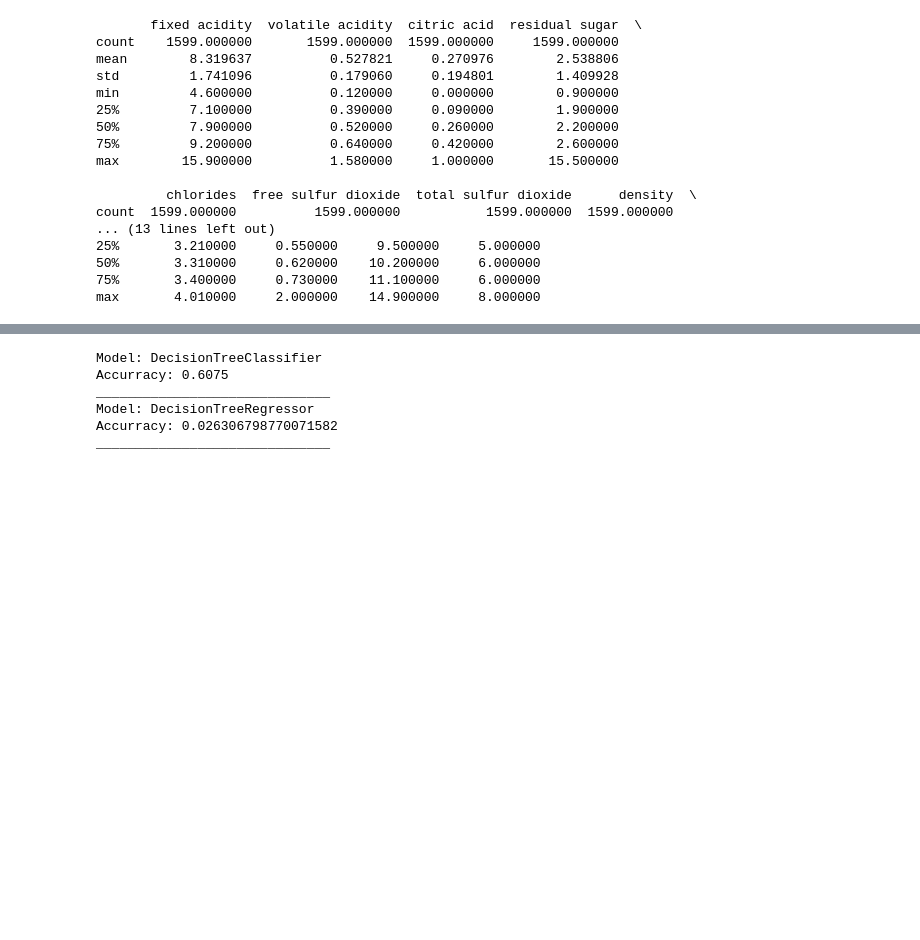
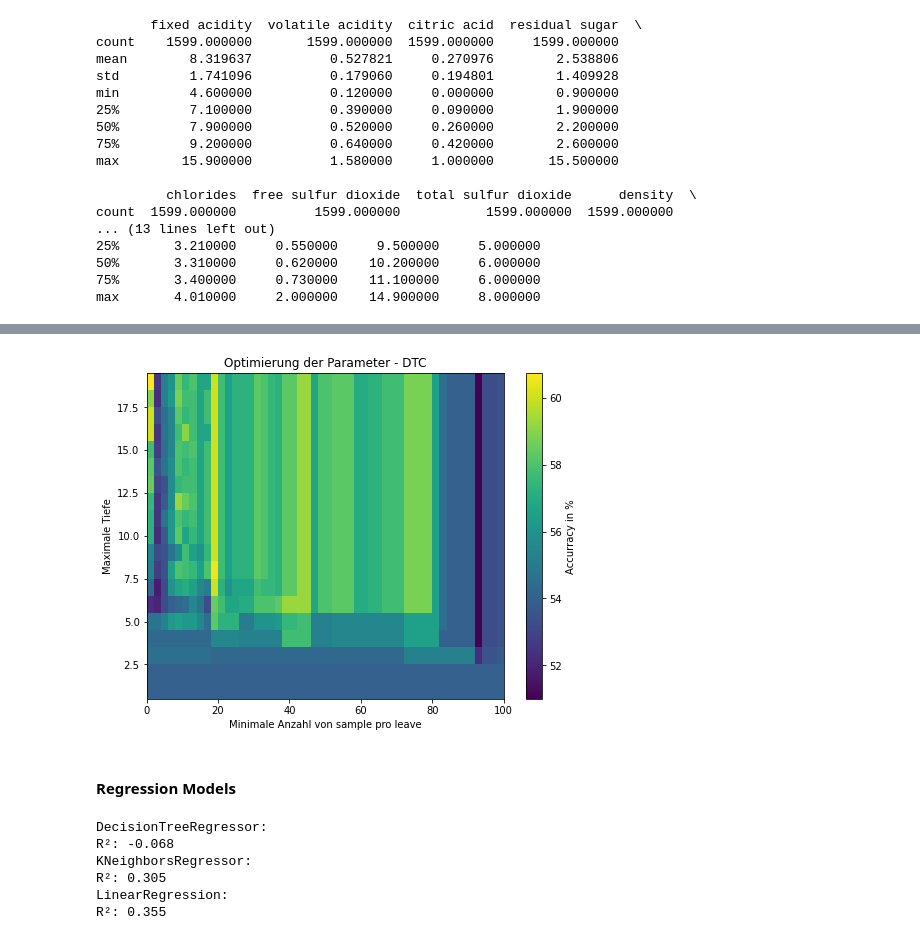
Before and after one commit to KWollscheid/Projektarbeit, a Jupyter notebook: notepads/Overview.ipynb, the cells around one changed output, grey strips where cells are left out. Drawn from its saved outputs; the diff is of its cells as text; code cells hidden in the pictures; blank space fills up the shorter version.

```diff
--- a/notepads/Overview.ipynb
+++ b/notepads/Overview.ipynb
@@ -63,28 +199,66 @@ dtr = DecisionTreeRegressor()
+# %%
+# Decision Tree -> Depth & # of leaves
+
+
+rng1 = range(1,20)
+rng2 = range(1,100,2)
+acc = np.zeros((len(rng1),len(rng2)))
+
+ii=-1
+jj=-1
+
+for i in rng1:
+    ii=ii+1
+    jj=-1
+    for j in rng2:
+        jj=jj+1
+
+        dtc_opt = DecisionTreeClassifier(max_depth=i, min_samples_leaf=j)
+        dtc_opt.fit(x_train,y_train)
+        acc_i = dtc_opt.score(x_test, y_test)*100
+        acc[ii,jj]=acc_i
+
+
+
+
+dtcplot = plt.figure(figsize=(8,6))
+plt.pcolormesh(rng2,rng1,acc,shading="auto")
+
+plt.title("Optimierung der Parameter - DTC")
+plt.xlabel("Minimale Anzahl von samples pro leave")
+plt.ylabel("Maximale Tiefe")
+clb = plt.colorbar()
+clb.set_label("Accurracy in %")
+plt.show()
+# %% [output]
+[figure, added]
+# %% [markdown]
+#### Regression Models
 # %%
+## Initialize Regression Models
 
+dtr = DecisionTreeRegressor()
+kNNr = KNeighborsRegressor()
+linr = LinearRegression()
 
-## Initialize Models
-dtc = DecisionTreeClassifier()
-dtr = DecisionTreeRegressor()
+# estimate optimal parameters & get score
 
-dtc.fit(x_train, y_train)
+models_reg=[dtr, kNNr, linr]
+sc_reg = []
 
-models = [dtc, dtr]
+for model in models_reg:
+    model.fit(x_train, y_train)
 
-
-for model in models:
-
-    model.fit(x_train, y_train)
-    eval = model.score(x_test, y_test)
-
-    print("Model: {}".format(model.__class__.__name__))
-    # print("Parameters:{}".format(model.get_params()))
-    print("Accurracy: {}".format(eval))
-    print("______________________________")
+    # get score
+    score = model.score(x_test, y_test).round(3)
+    sc_reg.append(score)
+    string = "R²: {}"
+    print(model.__class__.__name__ + ":")
+    print(string.format(score))
 # %% [output]
-Model: DecisionTreeClassifier
-Accurracy: 0.6075
-______________________________
-Model: DecisionTreeRegressor
-Accurracy: 0.026306798770071582
-______________________________
+DecisionTreeRegressor:
+R²: -0.068
+KNeighborsRegressor:
+R²: 0.305
+LinearRegression:
+R²: 0.355
```
Also changed, not shown: parts of 17 cells of this notebook, 2 other files.
